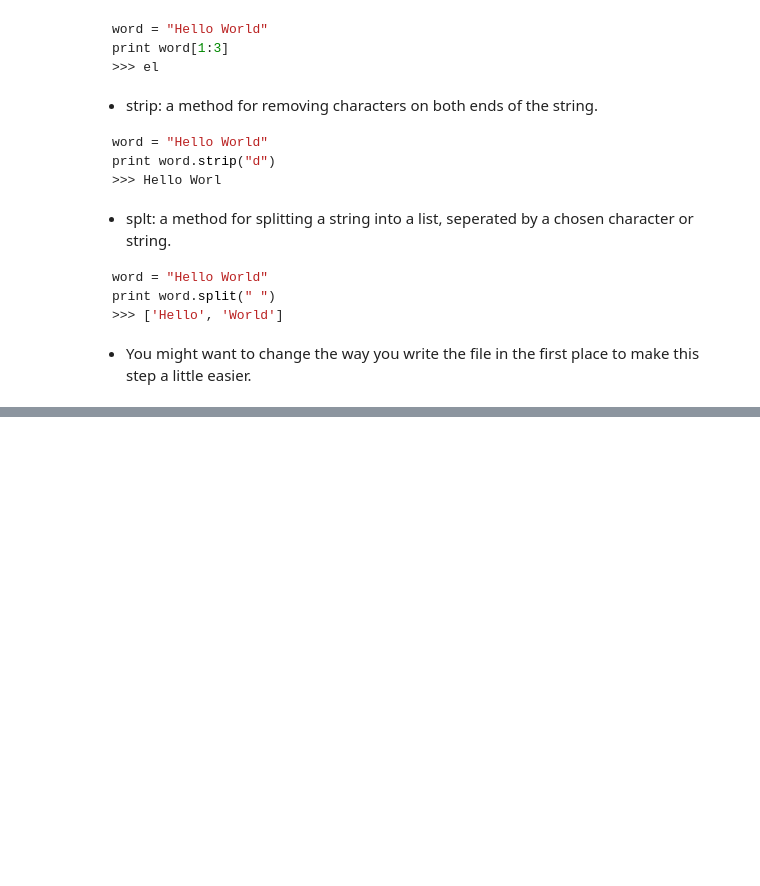
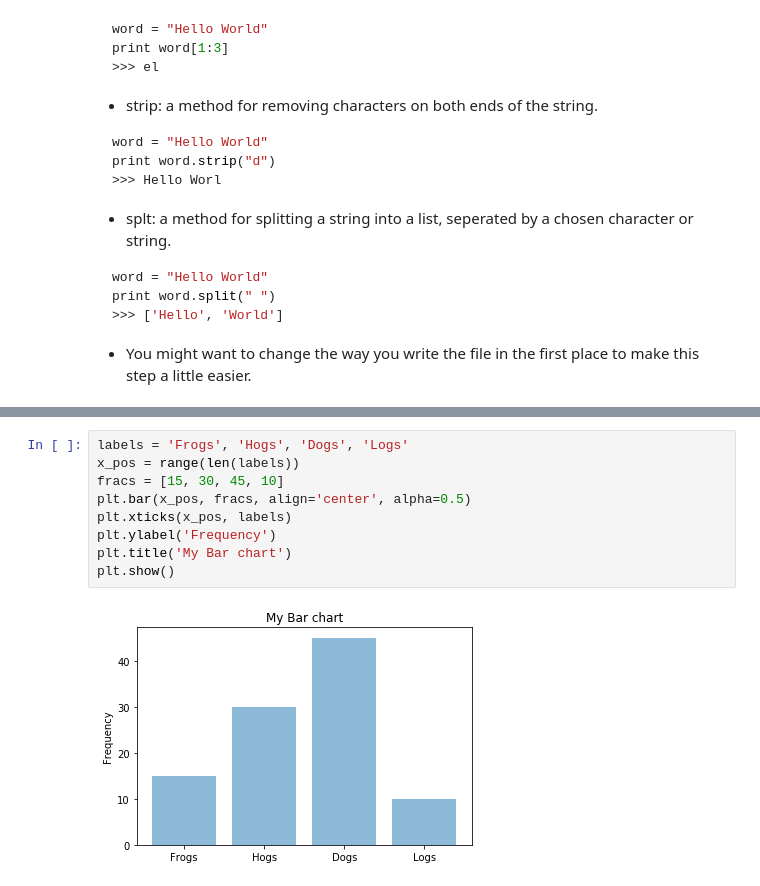
Before and after one commit to cheekyparticle/introduction_to_coding_sessions, a Jupyter notebook: Slides.ipynb, the cells around one changed output, grey strips where cells are left out. Drawn from its saved outputs; the diff is of its cells as text; blank space fills up the shorter version.

```diff
--- a/Slides.ipynb
+++ b/Slides.ipynb
@@ -296,0 +328,11 @@ print word.split(" ")
+# %%
+labels = 'Frogs', 'Hogs', 'Dogs', 'Logs'
+x_pos = range(len(labels))
+fracs = [15, 30, 45, 10]
+plt.bar(x_pos, fracs, align='center', alpha=0.5)
+plt.xticks(x_pos, labels)
+plt.ylabel('Frequency')
+plt.title('My Bar chart')
+plt.show()
+# %% [output]
+[figure, added]
```
Also changed, not shown: parts of 14 cells of this notebook, 3 other files.
